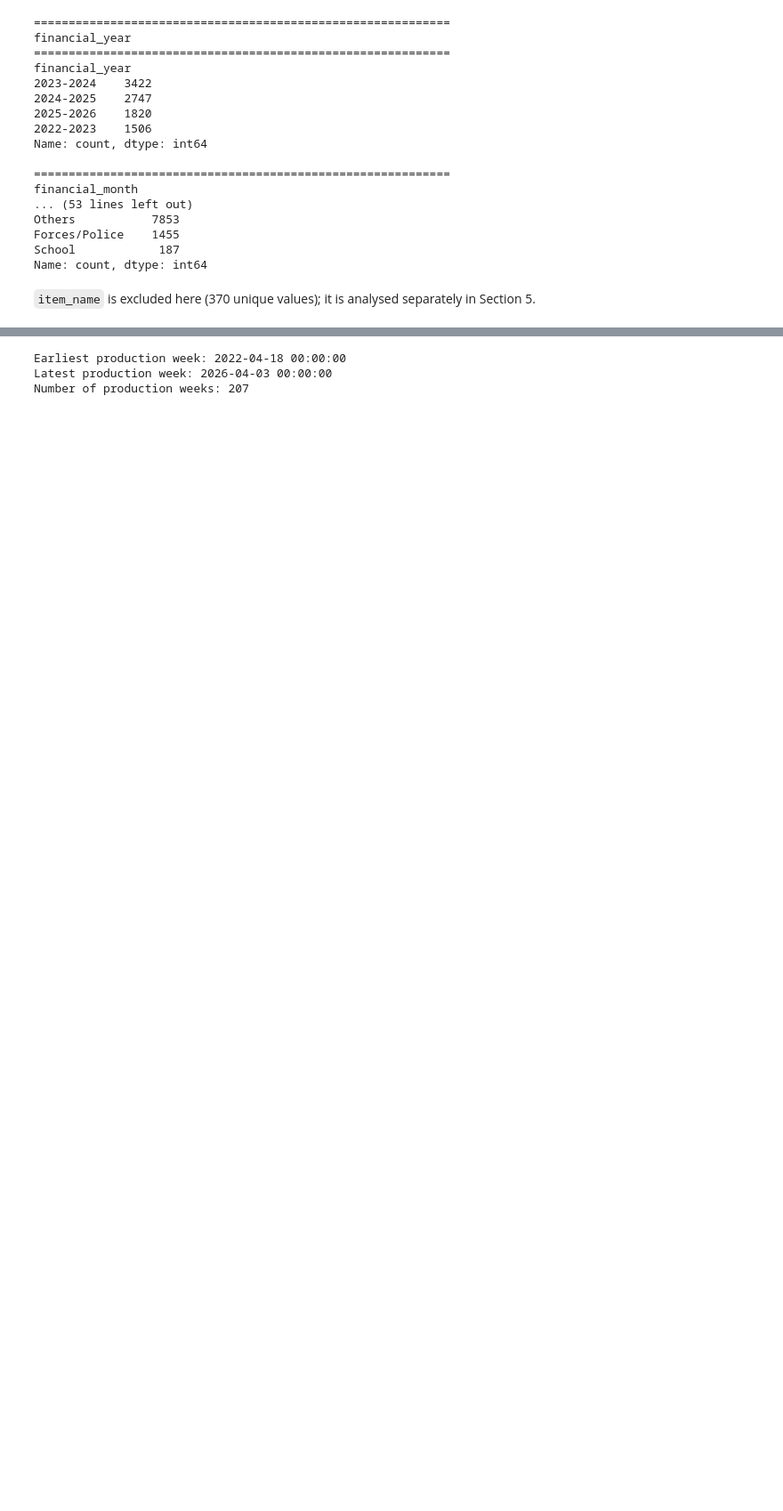
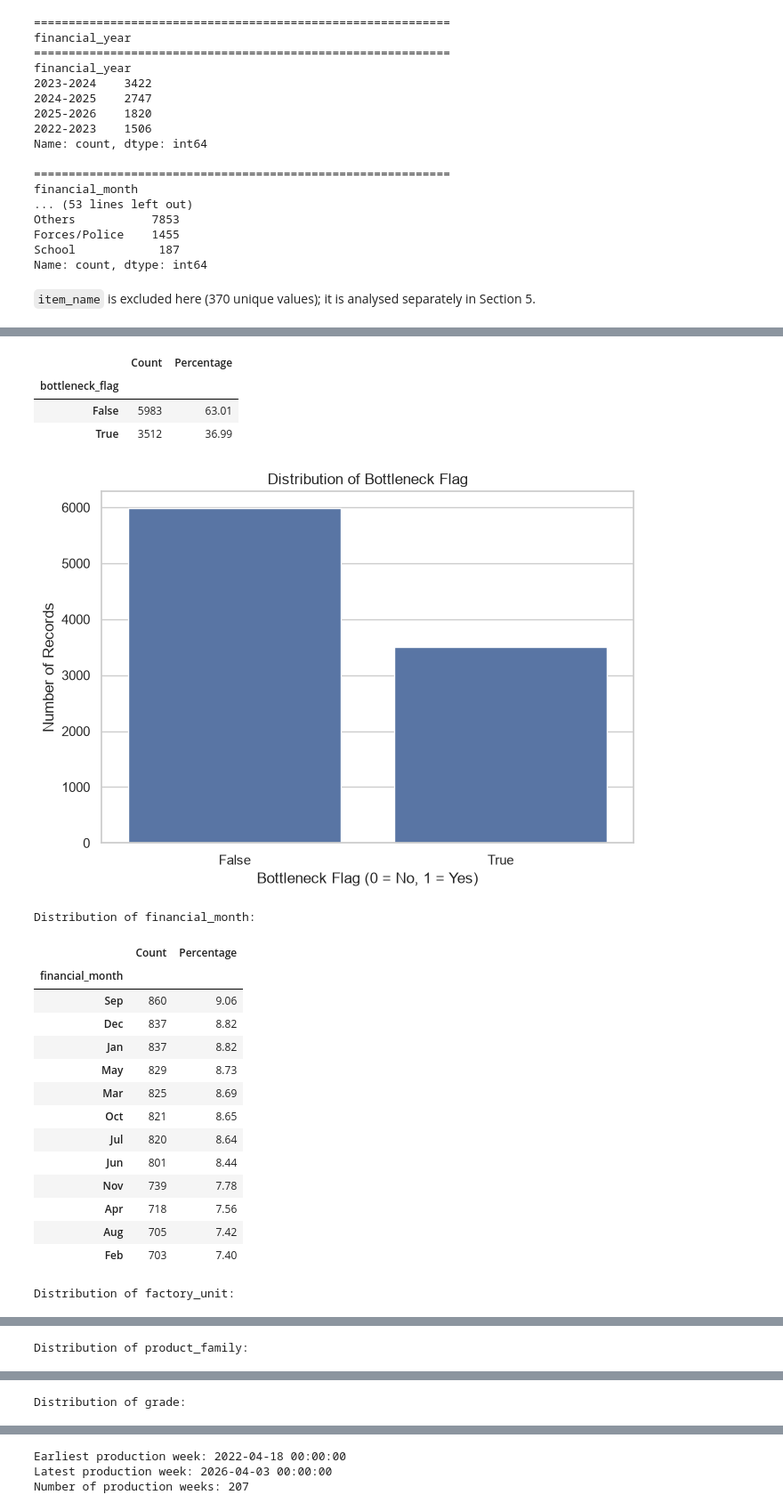
Before and after one commit to visurarodrigo/production-DI, a Jupyter notebook: notebooks/02_EDA.ipynb, the cells around one changed output, grey strips where cells are left out. Shown at 89% size. Drawn from its saved outputs; the diff is of its cells as text; code cells hidden in the pictures; blank space fills up the shorter version.

```diff
--- a/notebooks/02_EDA.ipynb
+++ b/notebooks/02_EDA.ipynb
@@ -58,8 +58,9 @@ Date information is particularly important in production forecasting because obs
 
 This step prepares the dataset for EDA without changing the production quantities or other feature values.
 # %%
-# Load the dataset
-df = pd.read_csv('DI_Leather_preprocessed.csv')
+
+# Load the preprocessed dataset
+df = pd.read_csv('../data/processed/DI_Leather_preprocessed.csv')
 
 # Convert date columns to datetime format
 df['week_start_date'] = pd.to_datetime(df['week_start_date'])
@@ -276,0 +286,63 @@ Name: count, dtype: int64
+# %%
+
+# Assess the distribution of bottleneck_flag
+bottleneck_counts = df['bottleneck_flag'].value_counts(dropna=False)
+bottleneck_percentages = (
+    df['bottleneck_flag'].value_counts(normalize=True, dropna=False) * 100
+)
+
+bottleneck_distribution = pd.DataFrame({
+    'Count': bottleneck_counts,
+    'Percentage': bottleneck_percentages.round(2)
+})
+
+display(bottleneck_distribution)
+
+# Visualise the distribution
+plt.figure(figsize=(7, 5))
+sns.countplot(data=df, x='bottleneck_flag')
+plt.title('Distribution of Bottleneck Flag')
+plt.xlabel('Bottleneck Flag (0 = No, 1 = Yes)')
+plt.ylabel('Number of Records')
+plt.tight_layout()
+plt.show()
+
+# Examine the representation of categorical variables
+categorical_cols = [
+    'financial_month', 'factory_unit', 'product_family',
+    'grade', 'order_category', 'size_id'
+]
+
+for col in categorical_cols:
+    print(f"\nDistribution of {col}:")
+    display(
+        df[col].value_counts(dropna=False)
+        .rename('Count')
+        .to_frame()
+        .assign(
+            Percentage=lambda x:
+            (x['Count'] / len(df) * 100).round(2)
+        )
+    )
+# %% [output]
+|  | Count | Percentage |
+| bottleneck_flag |  |  |
+| False | 5983 | 63.01 |
+| True | 3512 | 36.99 |
+[figure, added]
+Distribution of financial_month:
+|  | Count | Percentage |
+| financial_month |  |  |
+| Sep | 860 | 9.06 |
+| Dec | 837 | 8.82 |
+| Jan | 837 | 8.82 |
+| May | 829 | 8.73 |
+| Mar | 825 | 8.69 |
+| Oct | 821 | 8.65 |
+| Jul | 820 | 8.64 |
+| Jun | 801 | 8.44 |
+| Nov | 739 | 7.78 |
+| Apr | 718 | 7.56 |
+| Aug | 705 | 7.42 |
+| Feb | 703 | 7.40 |
+Distribution of factory_unit:
@@ -276,0 +354 @@ Name: count, dtype: int64
+Distribution of product_family:
@@ -276,0 +359 @@ Name: count, dtype: int64
+Distribution of grade:
```
Also changed, not shown: parts of 10 cells of this notebook, 4 other files.
